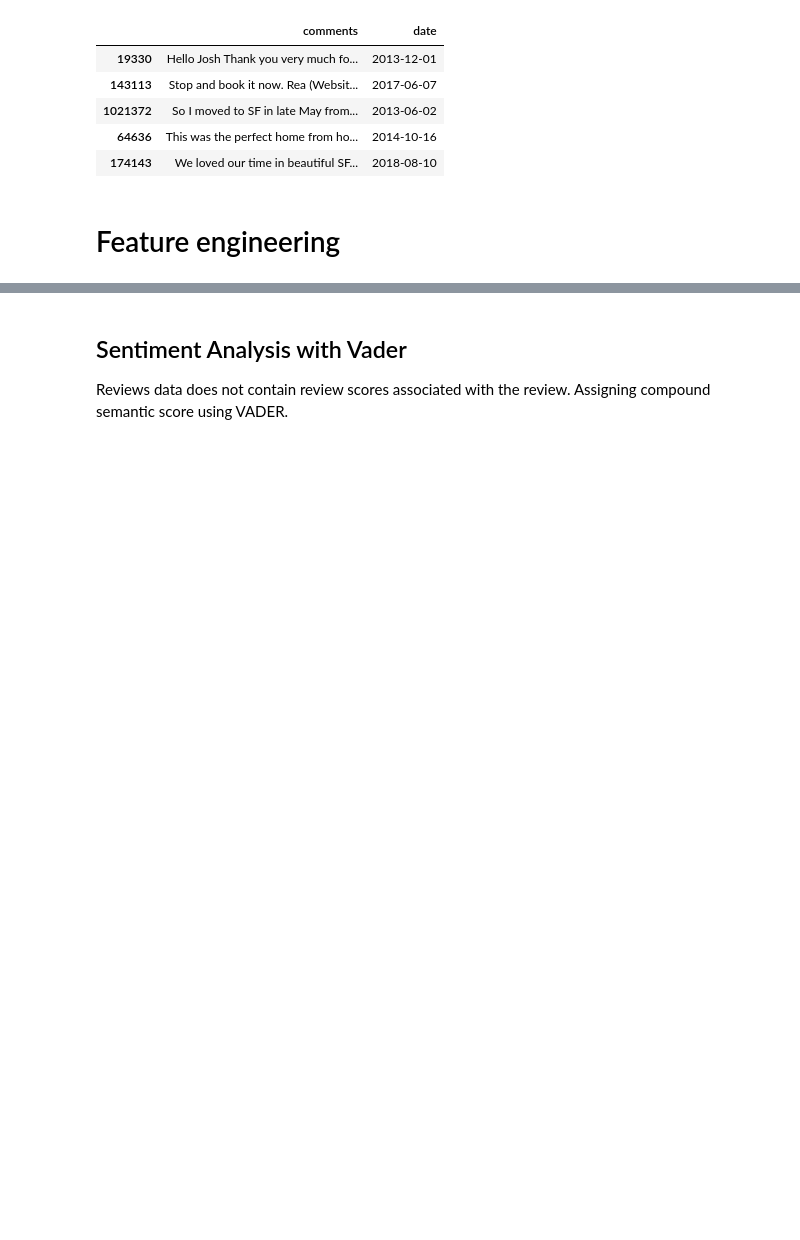
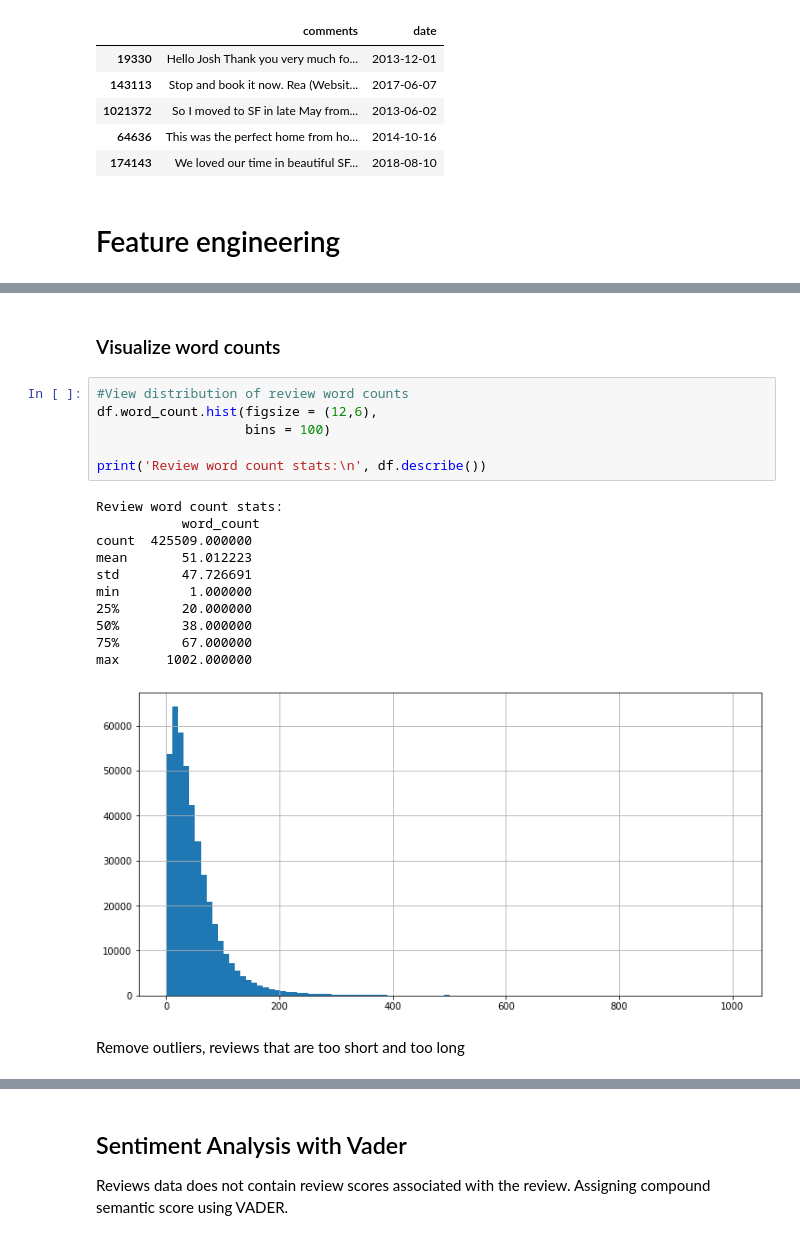
Before and after one commit to KishenSharma6/Airbnb-Analysis, a Jupyter notebook: Project Codes/04. Data Processing and Feature Engineering/2020_0207_Reviews_Preprocessing_NLP.ipynb, the cells around one changed output, grey strips where cells are left out. Cells and saved outputs as stored; diff of their text form; blank space fills up the shorter version.

Commit message:
Removed outliers based on word length

```diff
--- a/Project Codes/04. Data Processing and Feature Engineering/2020_0207_Reviews_Preprocessing_NLP.ipynb
+++ b/Project Codes/04. Data Processing and Feature Engineering/2020_0207_Reviews_Preprocessing_NLP.ipynb
@@ -54,0 +70,22 @@ dtype: object
+# %% [markdown]
+### Visualize word counts
+# %%
+#View distribution of review word counts
+df.word_count.hist(figsize = (12,6),
+                   bins = 100)
+
+print('Review word count stats:\n', df.describe())
+# %% [output]
+Review word count stats:
+           word_count
+count  425509.000000
+mean       51.012223
+std        47.726691
+min         1.000000
+25%        20.000000
+50%        38.000000
+75%        67.000000
+max      1002.000000
+[figure, added]
+# %% [markdown]
+Remove outliers, reviews that are too short and too long
```
Also changed, not shown: parts of 7 cells of this notebook.
